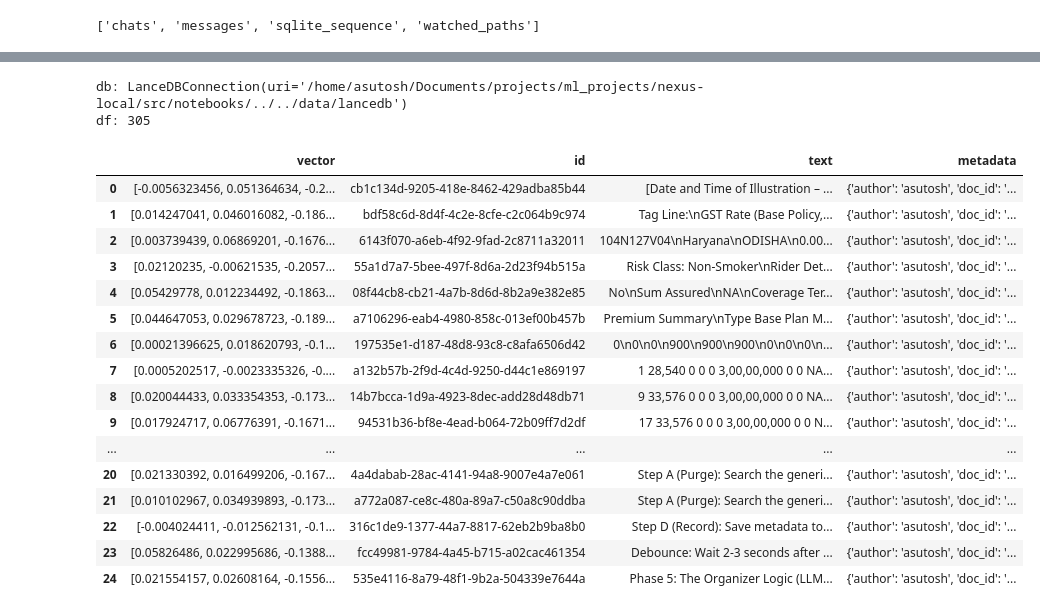
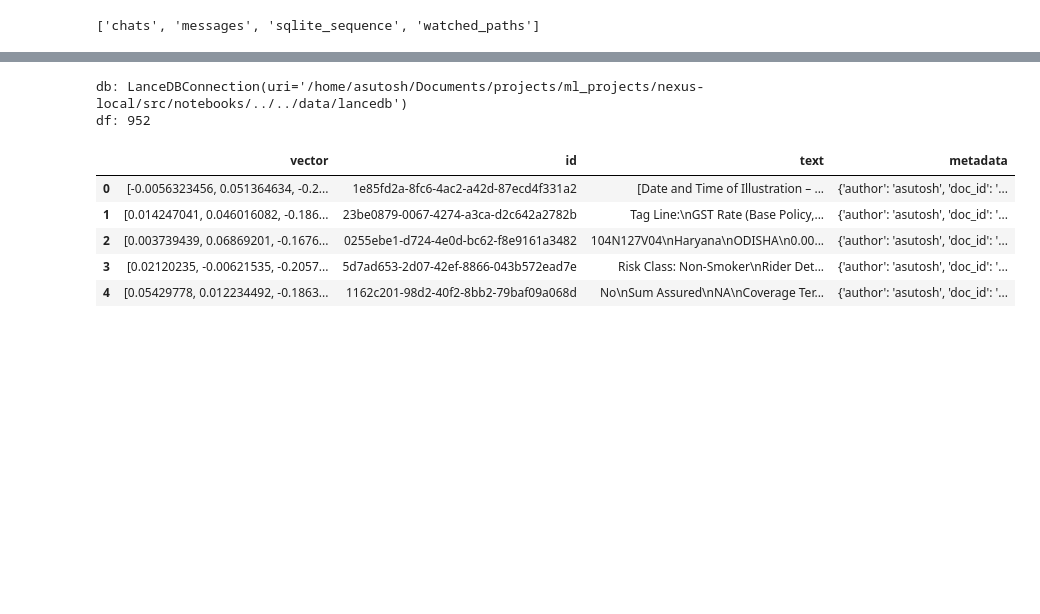
Before and after one commit to nayash/nexus-local, a Jupyter notebook: src/notebooks/exploratory.ipynb, the cells around one changed output, grey strips where cells are left out. Drawn from its saved outputs; the diff is of its cells as text; code cells hidden in the pictures; blank space fills up the shorter version.

```diff
--- a/src/notebooks/exploratory.ipynb
+++ b/src/notebooks/exploratory.ipynb
@@ -68,25 +73,14 @@ db: LanceDBConnection(uri='/home/asutosh/Documents/projects/ml_projects/nexus-lo
 # %%
 df = preview_lancedb_table(LANCEDB_PATH, tables[0])
 print(f'df: {len(df)}')
-df.head(25)
+df.head()
 # %% [output]
 db: LanceDBConnection(uri='/home/asutosh/Documents/projects/ml_projects/nexus-local/src/notebooks/../../data/lancedb')
-df: 305
+df: 952
 |  | vector | id | text | metadata |
-| 0 | [-0.0056323456, 0.051364634, -0.2... | cb1c134d-9205-418e-8462-429adba85b44 | [Date and Time of Illustration – ... | {'author': 'asutosh', 'doc_id': '... |
-| 1 | [0.014247041, 0.046016082, -0.186... | bdf58c6d-8d4f-4c2e-8cfe-c2c064b9c974 | Tag Line:\nGST Rate (Base Policy,... | {'author': 'asutosh', 'doc_id': '... |
-| 2 | [0.003739439, 0.06869201, -0.1676... | 6143f070-a6eb-4f92-9fad-2c8711a32011 | 104N127V04\nHaryana\nODISHA\n0.00... | {'author': 'asutosh', 'doc_id': '... |
-| 3 | [0.02120235, -0.00621535, -0.2057... | 55a1d7a7-5bee-497f-8d6a-2d23f94b515a | Risk Class: Non-Smoker\nRider Det... | {'author': 'asutosh', 'doc_id': '... |
-| 4 | [0.05429778, 0.012234492, -0.1863... | 08f44cb8-cb21-4a7b-8d6d-8b2a9e382e85 | No\nSum Assured\nNA\nCoverage Ter... | {'author': 'asutosh', 'doc_id': '... |
-| 5 | [0.044647053, 0.029678723, -0.189... | a7106296-eab4-4980-858c-013ef00b457b | Premium Summary\nType Base Plan M... | {'author': 'asutosh', 'doc_id': '... |
-| 6 | [0.00021396625, 0.018620793, -0.1... | 197535e1-d187-48d8-93c8-c8afa6506d42 | 0\n0\n0\n900\n900\n900\n0\n0\n0\n... | {'author': 'asutosh', 'doc_id': '... |
-| 7 | [0.0005202517, -0.0023335326, -0.... | a132b57b-2f9d-4c4d-9250-d44c1e869197 | 1 28,540 0 0 0 3,00,00,000 0 0 NA... | {'author': 'asutosh', 'doc_id': '... |
-| 8 | [0.020044433, 0.033354353, -0.173... | 14b7bcca-1d9a-4923-8dec-add28d48db71 | 9 33,576 0 0 0 3,00,00,000 0 0 NA... | {'author': 'asutosh', 'doc_id': '... |
-| 9 | [0.017924717, 0.06776391, -0.1671... | 94531b36-bf8e-4ead-b064-72b09ff7d2df | 17 33,576 0 0 0 3,00,00,000 0 0 N... | {'author': 'asutosh', 'doc_id': '... |
-| ... | ... | ... | ... | ... |
-| 20 | [0.021330392, 0.016499206, -0.167... | 4a4dabab-28ac-4141-94a8-9007e4a7e061 | Step A (Purge): Search the generi... | {'author': 'asutosh', 'doc_id': '... |
-| 21 | [0.010102967, 0.034939893, -0.173... | a772a087-ce8c-480a-89a7-c50a8c90ddba | Step A (Purge): Search the generi... | {'author': 'asutosh', 'doc_id': '... |
-| 22 | [-0.004024411, -0.012562131, -0.1... | 316c1de9-1377-44a7-8817-62eb2b9ba8b0 | Step D (Record): Save metadata to... | {'author': 'asutosh', 'doc_id': '... |
-| 23 | [0.05826486, 0.022995686, -0.1388... | fcc49981-9784-4a45-b715-a02cac461354 | Debounce: Wait 2-3 seconds after ... | {'author': 'asutosh', 'doc_id': '... |
-| 24 | [0.021554157, 0.02608164, -0.1556... | 535e4116-8a79-48f1-9b2a-504339e7644a | Phase 5: The Organizer Logic (LLM... | {'author': 'asutosh', 'doc_id': '... |
+| 0 | [-0.0056323456, 0.051364634, -0.2... | 1e85fd2a-8fc6-4ac2-a42d-87ecd4f331a2 | [Date and Time of Illustration – ... | {'author': 'asutosh', 'doc_id': '... |
+| 1 | [0.014247041, 0.046016082, -0.186... | 23be0879-0067-4274-a3ca-d2c642a2782b | Tag Line:\nGST Rate (Base Policy,... | {'author': 'asutosh', 'doc_id': '... |
+| 2 | [0.003739439, 0.06869201, -0.1676... | 0255ebe1-d724-4e0d-bc62-f8e9161a3482 | 104N127V04\nHaryana\nODISHA\n0.00... | {'author': 'asutosh', 'doc_id': '... |
+| 3 | [0.02120235, -0.00621535, -0.2057... | 5d7ad653-2d07-42ef-8866-043b572ead7e | Risk Class: Non-Smoker\nRider Det... | {'author': 'asutosh', 'doc_id': '... |
+| 4 | [0.05429778, 0.012234492, -0.1863... | 1162c201-98d2-40f2-8bb2-79baf09a068d | No\nSum Assured\nNA\nCoverage Ter... | {'author': 'asutosh', 'doc_id': '... |
 # %%
```
Also changed, not shown: parts of 5 cells of this notebook, 5 other files.
